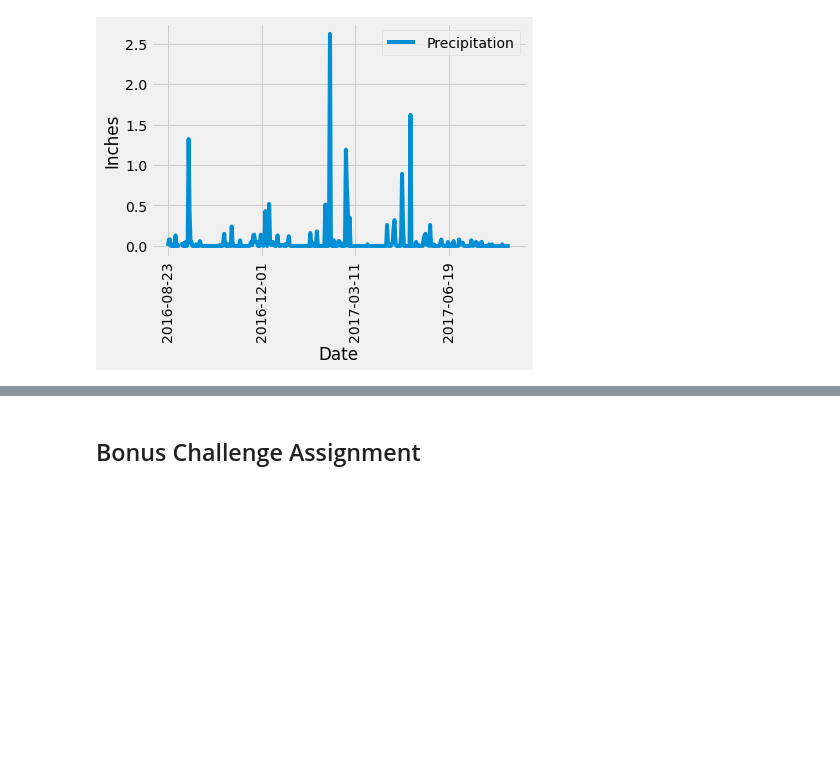
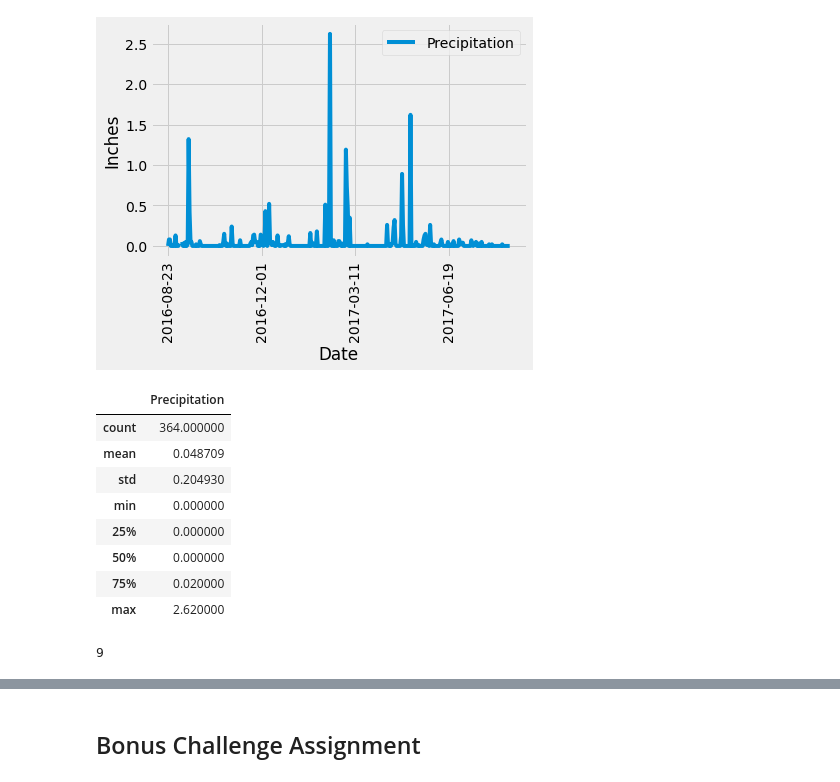
Before and after one commit to BNY-Lemon/sqlalchemy-challenge, a Jupyter notebook: climate_starter.ipynb, the cells around one changed output, grey strips where cells are left out. Drawn from its saved outputs; the diff is of its cells as text; code cells hidden in the pictures; blank space fills up the shorter version.

```diff
--- a/climate_starter.ipynb
+++ b/climate_starter.ipynb
@@ -96,8 +96,22 @@ plt.show()
 [figure]
 # %%
 # Use Pandas to calcualte the summary statistics for the precipitation data
+prcp_df.describe()
+# %% [output]
+|  | Precipitation |
+| count | 364.000000 |
+| mean | 0.048709 |
+| std | 0.204930 |
+| min | 0.000000 |
+| 25% | 0.000000 |
+| 50% | 0.000000 |
+| 75% | 0.020000 |
+| max | 2.620000 |
 # %%
 # Design a query to show how many stations are available in this dataset?
+session.query(Station.station).count()
+# %% [output]
+9
 # %%
 # What are the most active stations? (i.e. what stations have the most rows)?
 # List the stations and the counts in descending order.
```
Also changed, not shown: parts of 7 cells of this notebook.
